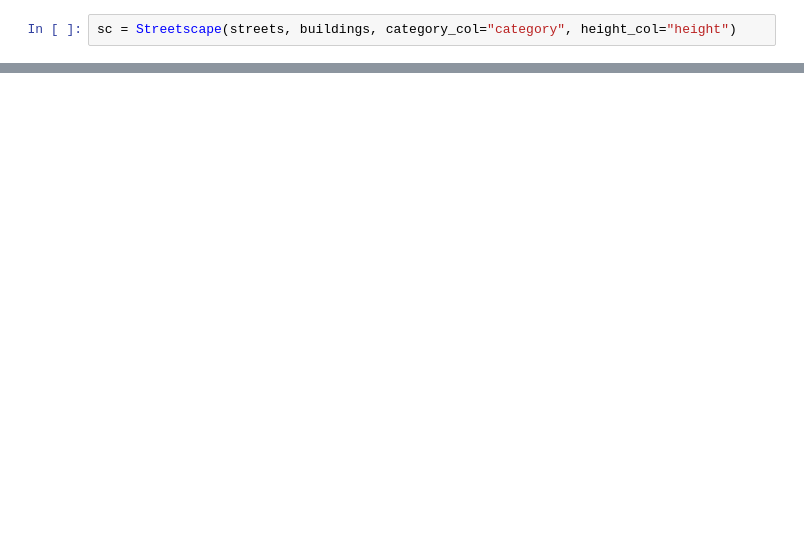
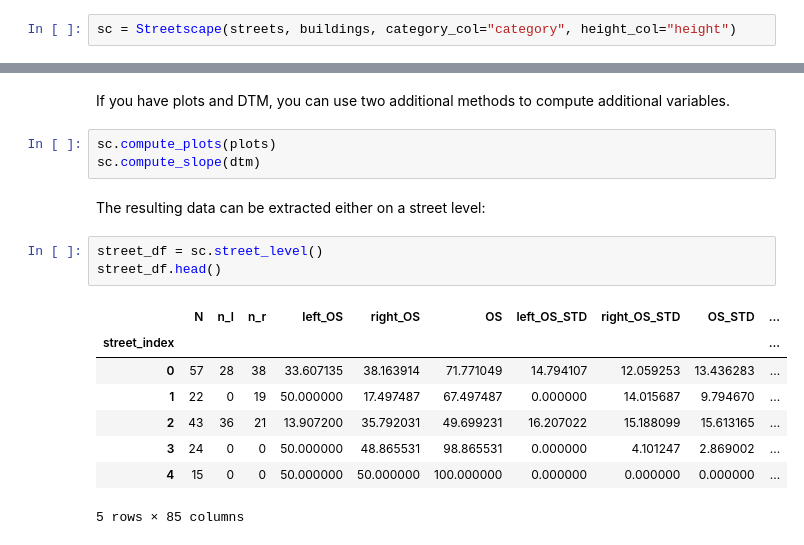
Before and after one commit to uscuni/streetscape, a Jupyter notebook: example.ipynb, the cells around one changed output, grey strips where cells are left out. Cells and saved outputs as stored; diff of their text form; blank space fills up the shorter version.

```diff
--- a/example.ipynb
+++ b/example.ipynb
@@ -49,0 +39,19 @@ df.head(10)
+# %% [markdown]
+If you have plots and DTM, you can use two additional methods to compute additional variables.
+# %%
+sc.compute_plots(plots)
+sc.compute_slope(dtm)
+# %% [markdown]
+The resulting data can be extracted either on a street level:
+# %%
+street_df = sc.street_level()
+street_df.head()
+# %% [output]
+|  | N | n_l | n_r | left_OS | right_OS | OS | left_OS_STD | right_OS_STD | OS_STD | ... |
+| street_index |  |  |  |  |  |  |  |  |  | ... |
+| 0 | 57 | 28 | 38 | 33.607135 | 38.163914 | 71.771049 | 14.794107 | 12.059253 | 13.436283 | ... |
+| 1 | 22 | 0 | 19 | 50.000000 | 17.497487 | 67.497487 | 0.000000 | 14.015687 | 9.794670 | ... |
+| 2 | 43 | 36 | 21 | 13.907200 | 35.792031 | 49.699231 | 16.207022 | 15.188099 | 15.613165 | ... |
+| 3 | 24 | 0 | 0 | 50.000000 | 48.865531 | 98.865531 | 0.000000 | 4.101247 | 2.869002 | ... |
+| 4 | 15 | 0 | 0 | 50.000000 | 50.000000 | 100.000000 | 0.000000 | 0.000000 | 0.000000 | ... |
+5 rows × 85 columns
```
Also changed, not shown: parts of 31 cells of this notebook, 3 other files.
